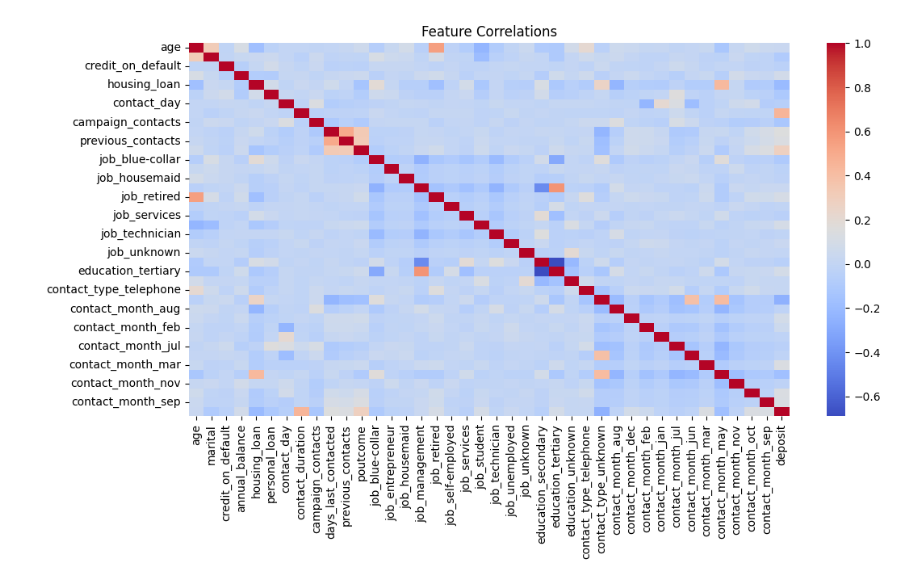
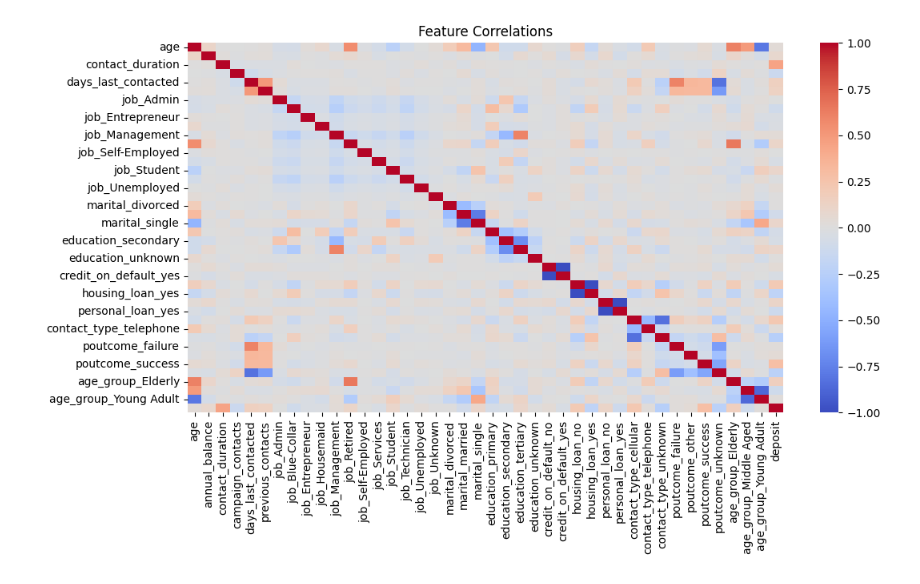
Before and after one commit to Lesego-1/Django-E-t-E-Project, a Jupyter notebook: myproject/notebooks/processing.ipynb, the cells around one changed output. Drawn from its saved outputs; the diff is of its cells as text; code cells hidden in the pictures.

```diff
--- a/myproject/notebooks/processing.ipynb
+++ b/myproject/notebooks/processing.ipynb
@@ -15,0 +104,6 @@ df.head()
+# %%
+# Drop irrelevant columns (previous dates)
+df = df.drop('day', axis=1)
+df = df.drop('month', axis=1)
+df['contact_date'] = pd.to_datetime(df['contact_date'], format="%d-%m-%Y")  # Convert contact_date to datetime
+df.dtypes
@@ -56,9 +184,9 @@ For example, when doing 'df[col].method(value, inplace=True)', try using 'df.met
 # %%
-X['deposit'] = y  # Add y for grouping
+X['deposit'] = y  # Add y for grouping jobs with most subscriptions
 job_group = X.groupby(by=X['deposit'])  # Group X by target variable
-jobs_with_most_subs = job_group['job'].value_counts()[1][:5]  # Get top 5 jobs with the most subsciptions
+jobs_with_most_subs = job_group['job'].value_counts(ascending=False)[12:17]  # Get top 5 jobs with the most subsciptions
 
 print(f"Jobs with the most subscriptions are: {jobs_with_most_subs}")
 
-X.drop('deposit', axis=1, inplace=True)
+X.drop(columns=['contact_date', 'deposit', 'customer_id', 'sale'], axis=1, inplace=True)  # Remove unnecessary columns from dataset
 # %% [output]
@@ -71 +199,18 @@ retired         516
 Name: count, dtype: int64
+# %%
+# Define categorical columns
+cat_columns = [
+    "job",
+    "marital",
+    "education",
+    "credit_on_default",
+    "housing_loan",
+    "personal_loan",
+    "contact_type",
+    "poutcome",
+    "age_group"
+]
+
+X = pd.get_dummies(X, drop_first=False, columns=cat_columns)  # One hot encode feature values
+
+X.head()
@@ -72,18 +225,16 @@ Name: count, dtype: int64
 # %%
-X = pd.get_dummies(X, drop_first=True)  # One hot encode feature values
-
 # Create correlation map
 corr_map = X
 corr_map['deposit'] = y  # Add deposit to corr map to compare feature correlations
 corr_map = X.corr()
 
 # Plot heatmap of X data
 plt.figure(figsize=(12, 6))
 sns.heatmap(corr_map, annot=False, cmap="coolwarm")
 plt.title("Feature Correlations")
 plt.show()
 # %% [output]
-[figure, old version]
+[figure, new version]
 # %%
 sorted_corrs = corr_map['deposit'].sort_values(ascending=False)  # Sort correlations to target in descending order
 
```
Also changed, not shown: parts of 11 cells of this notebook, 32 other files.
